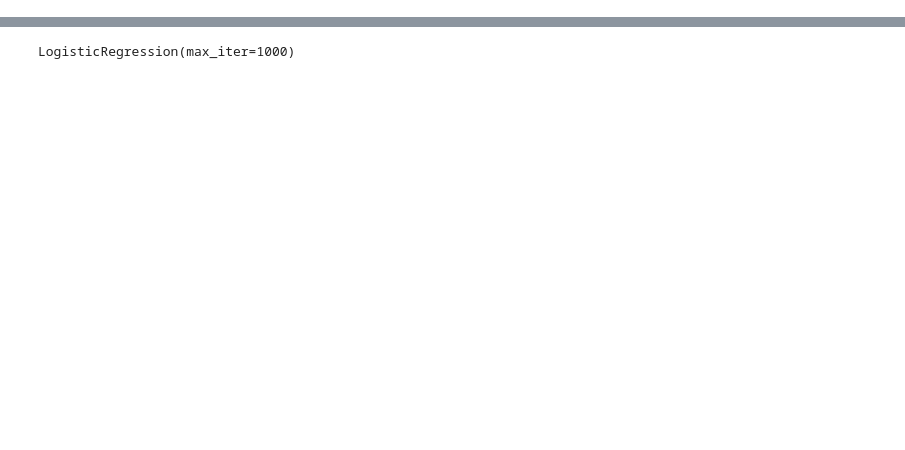
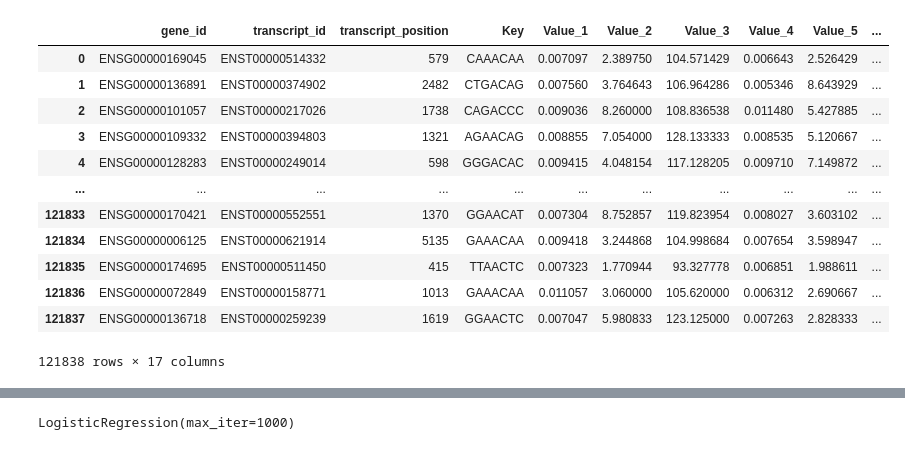
Before and after one commit to HaoEarm/DSA4262_gartic, a Jupyter notebook: notebook/logistic regression model.ipynb, the cells around one changed output, grey strips where cells are left out. Drawn from its saved outputs; the diff is of its cells as text; code cells hidden in the pictures; blank space fills up the shorter version.

```diff
--- a/notebook/logistic regression model.ipynb
+++ b/notebook/logistic regression model.ipynb
@@ -16 +12,17 @@ val_data = pd.read_csv('Data/val_data.csv')
+# %%
+df
+# %% [output]
+|  | gene_id | transcript_id | transcript_position | Key | Value_1 | Value_2 | Value_3 | Value_4 | Value_5 | ... |
+| 0 | ENSG00000169045 | ENST00000514332 | 579 | CAAACAA | 0.007097 | 2.389750 | 104.571429 | 0.006643 | 2.526429 | ... |
+| 1 | ENSG00000136891 | ENST00000374902 | 2482 | CTGACAG | 0.007560 | 3.764643 | 106.964286 | 0.005346 | 8.643929 | ... |
+| 2 | ENSG00000101057 | ENST00000217026 | 1738 | CAGACCC | 0.009036 | 8.260000 | 108.836538 | 0.011480 | 5.427885 | ... |
+| 3 | ENSG00000109332 | ENST00000394803 | 1321 | AGAACAG | 0.008855 | 7.054000 | 128.133333 | 0.008535 | 5.120667 | ... |
+| 4 | ENSG00000128283 | ENST00000249014 | 598 | GGGACAC | 0.009415 | 4.048154 | 117.128205 | 0.009710 | 7.149872 | ... |
+| ... | ... | ... | ... | ... | ... | ... | ... | ... | ... | ... |
+| 121833 | ENSG00000170421 | ENST00000552551 | 1370 | GGAACAT | 0.007304 | 8.752857 | 119.823954 | 0.008027 | 3.603102 | ... |
+| 121834 | ENSG00000006125 | ENST00000621914 | 5135 | GAAACAA | 0.009418 | 3.244868 | 104.998684 | 0.007654 | 3.598947 | ... |
+| 121835 | ENSG00000174695 | ENST00000511450 | 415 | TTAACTC | 0.007323 | 1.770944 | 93.327778 | 0.006851 | 1.988611 | ... |
+| 121836 | ENSG00000072849 | ENST00000158771 | 1013 | GAAACAA | 0.011057 | 3.060000 | 105.620000 | 0.006312 | 2.690667 | ... |
+| 121837 | ENSG00000136718 | ENST00000259239 | 1619 | GGAACTC | 0.007047 | 5.980833 | 123.125000 | 0.007263 | 2.828333 | ... |
+121838 rows × 17 columns
 # %%
```
Also changed, not shown: parts of 13 cells of this notebook, 1 other file.
